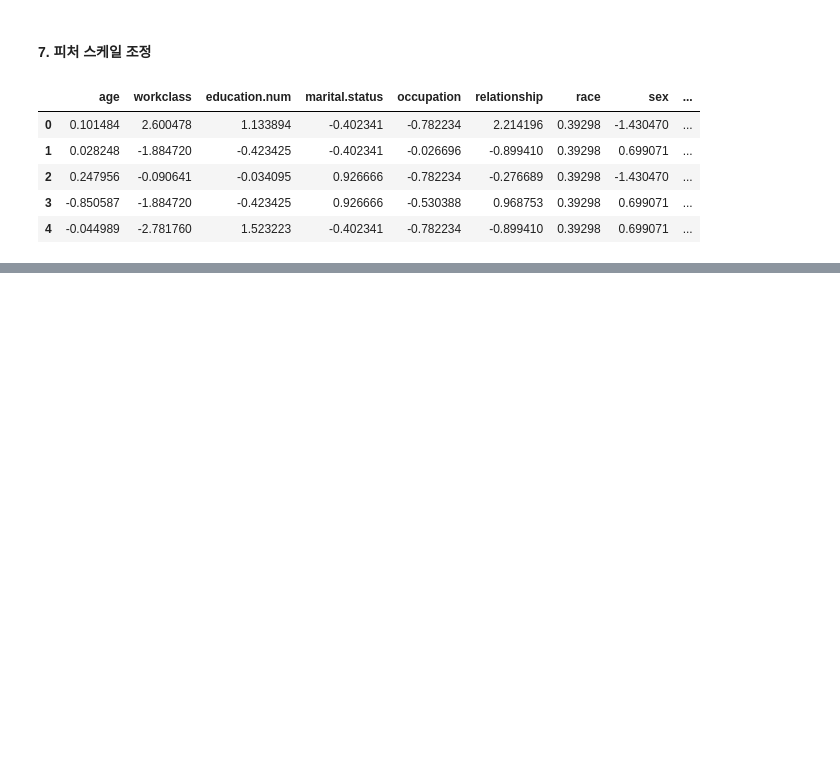
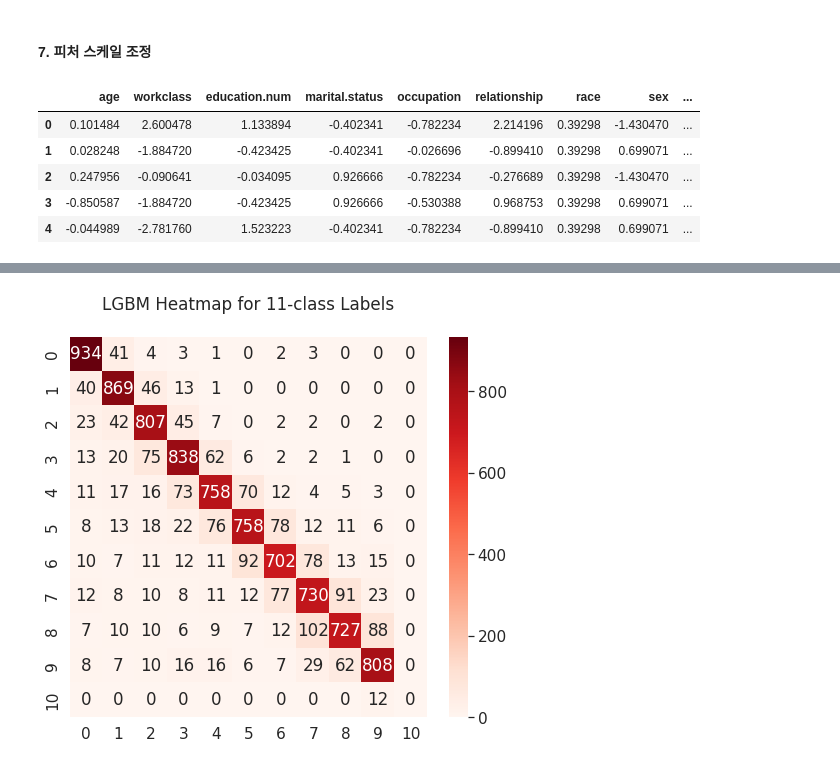
Before and after one commit to toughC/Python_Machine_Learning, a Jupyter notebook: 15_[Classification]IncomeBracketPrediction.ipynb, the cells around one changed output, grey strips where cells are left out. Saved outputs shown, nothing was run; the diff lists cells and outputs as text; code cells hidden in the pictures; blank space fills up the shorter version.

```diff
--- a/15_[Classification]IncomeBracketPrediction.ipynb
+++ b/15_[Classification]IncomeBracketPrediction.ipynb
@@ -339,0 +651,9 @@ X_train_scaled.describe()
+# %%
+from sklearn import preprocessing
+
+categorical = ['workclass', 'marital.status', 'occupation', 'relationship', 'sex', 'native.country']
+
+for feature in categorical:
+    le=preprocessing.LabelEncoder()
+    x_train[feature]=le.fit_transform(x_train[feature])
+    x_test[feature]=le.transform(x_test[feature])
@@ -339,0 +669,6 @@ X_train_scaled.describe()
+# %%
+from lightgbm import LGBMClassifier
+from sklearn.metrics import accuracy_score
+
+lgbm =  LGBMClassifier()
+lgbm.fit(x_train, y_train)
@@ -339,0 +679,5 @@ X_train_scaled.describe()
+# %%
+pred1=lgbm.predict(x_test)
+
+lgbm_score=accuracy_score(y_test, pred1)
+print('LGBM 모델 정화도: %.5f'%(lgbm_score))
@@ -339,0 +690,7 @@ X_train_scaled.describe()
+# %%
+# 오차 행렬 출력
+from sklearn.metrics import confusion_matrix
+
+cm1 =  confusion_matrix(y_test, pred1)
+print('LGBM Confusion Matrix for 11-class Labels\n')
+print(cm1)
@@ -339,0 +711,8 @@ X_train_scaled.describe()
+# %%
+## 히트맵으로 시각화하기
+plt.figure(figsize=[8,7])
+sns.heatmap(cm1, cmap='Reds', annot=True, fmt='.0f')
+plt.title('LGBM Heatmap for 11-class Labels\n')
+plt.show()
+# %% [output]
+[figure, added]
```
Also changed, not shown: parts of 58 cells of this notebook.
